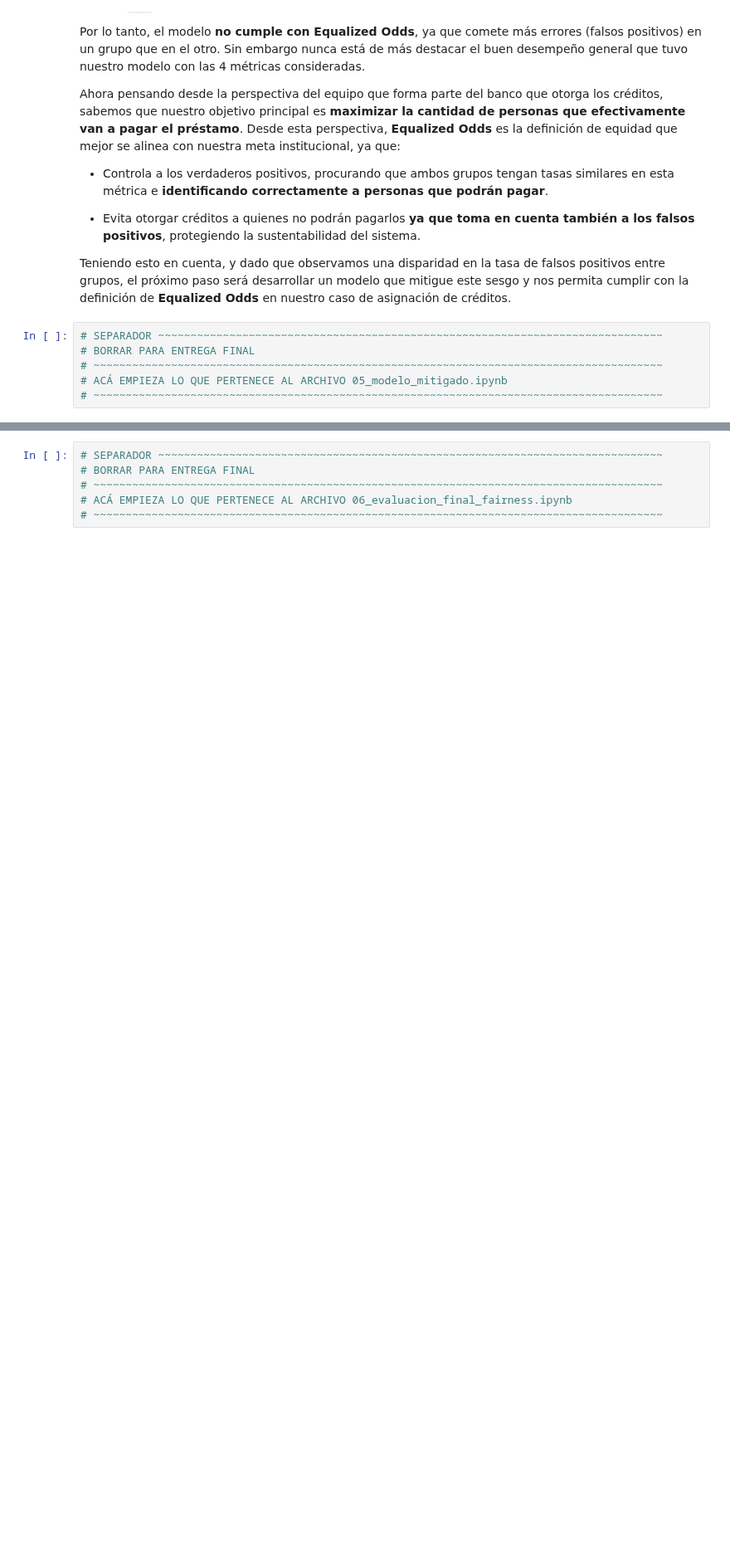
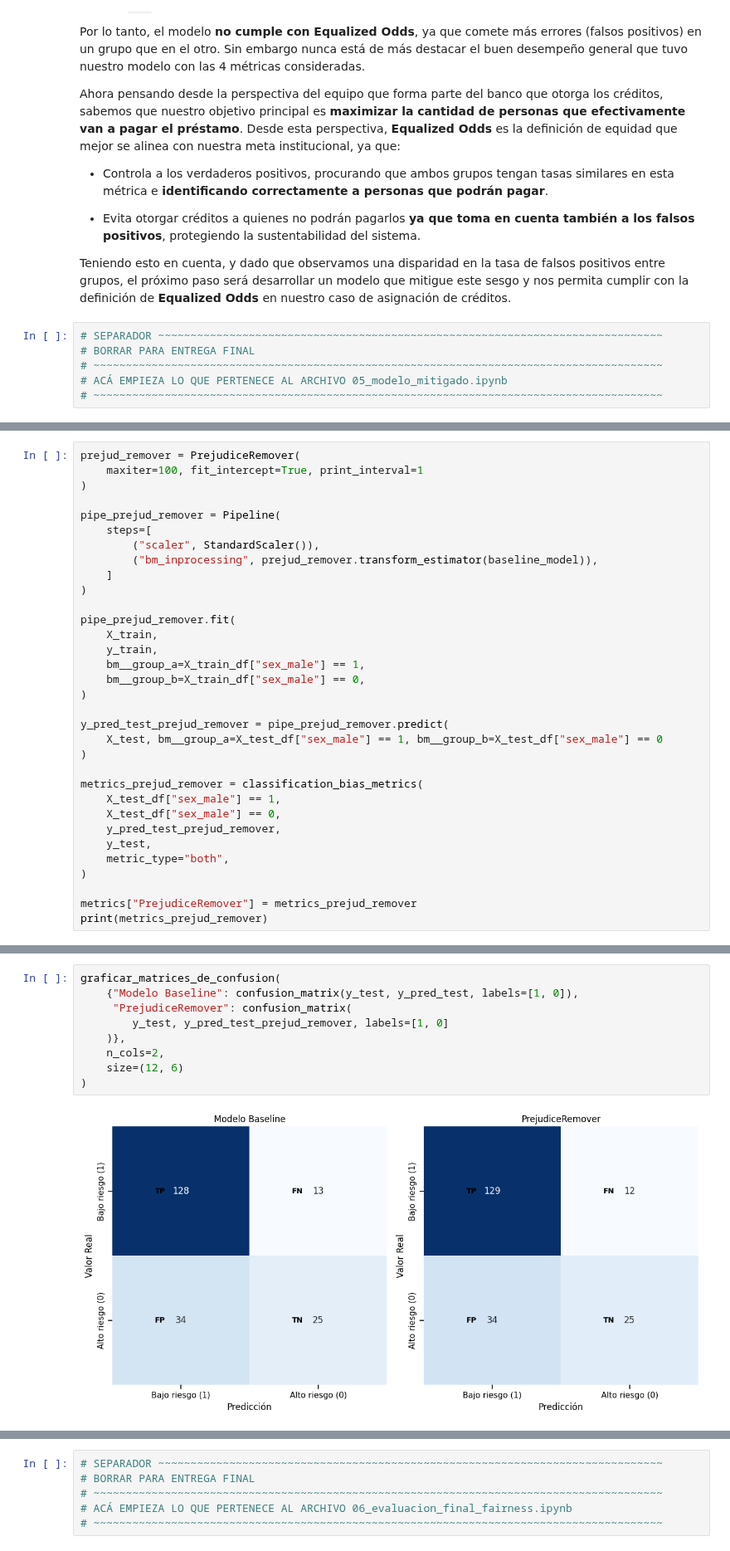
Before and after one commit to Gerardo1909/tpfinal_equidad, a Jupyter notebook: tp_final_fairness_ML/notebooks/main.ipynb, the cells around one changed output, grey strips where cells are left out. Shown at 83% size. Drawn from its saved outputs; the diff is of its cells as text; blank space fills up the shorter version.

```diff
--- a/tp_final_fairness_ML/notebooks/main.ipynb
+++ b/tp_final_fairness_ML/notebooks/main.ipynb
@@ -1213,0 +1340,33 @@ Teniendo esto en cuenta, y dado que observamos una disparidad en la tasa de fals
+# %%
+prejud_remover = PrejudiceRemover(
+    maxiter=100, fit_intercept=True, print_interval=1
+)
+
+pipe_prejud_remover = Pipeline(
+    steps=[
+        ("scaler", StandardScaler()),
+        ("bm_inprocessing", prejud_remover.transform_estimator(baseline_model)),
+    ]
+)
+
+pipe_prejud_remover.fit(
+    X_train,
+    y_train,
+    bm__group_a=X_train_df["sex_male"] == 1,
+    bm__group_b=X_train_df["sex_male"] == 0,
+)
+
+y_pred_test_prejud_remover = pipe_prejud_remover.predict(
+    X_test, bm__group_a=X_test_df["sex_male"] == 1, bm__group_b=X_test_df["sex_male"] == 0
+)
+
+metrics_prejud_remover = classification_bias_metrics(
+    X_test_df["sex_male"] == 1,
+    X_test_df["sex_male"] == 0,
+    y_pred_test_prejud_remover,
+    y_test,
+    metric_type="both",
+)
+
+metrics["PrejudiceRemover"] = metrics_prejud_remover
+print(metrics_prejud_remover)
@@ -1213,0 +1398,11 @@ Teniendo esto en cuenta, y dado que observamos una disparidad en la tasa de fals
+# %%
+graficar_matrices_de_confusion(
+    {"Modelo Baseline": confusion_matrix(y_test, y_pred_test, labels=[1, 0]),
+     "PrejudiceRemover": confusion_matrix(
+        y_test, y_pred_test_prejud_remover, labels=[1, 0]
+    )},
+    n_cols=2,
+    size=(12, 6)
+)
+# %% [output]
+[figure, added]
```
Also changed, not shown: parts of 13 cells of this notebook, 1 other file.
